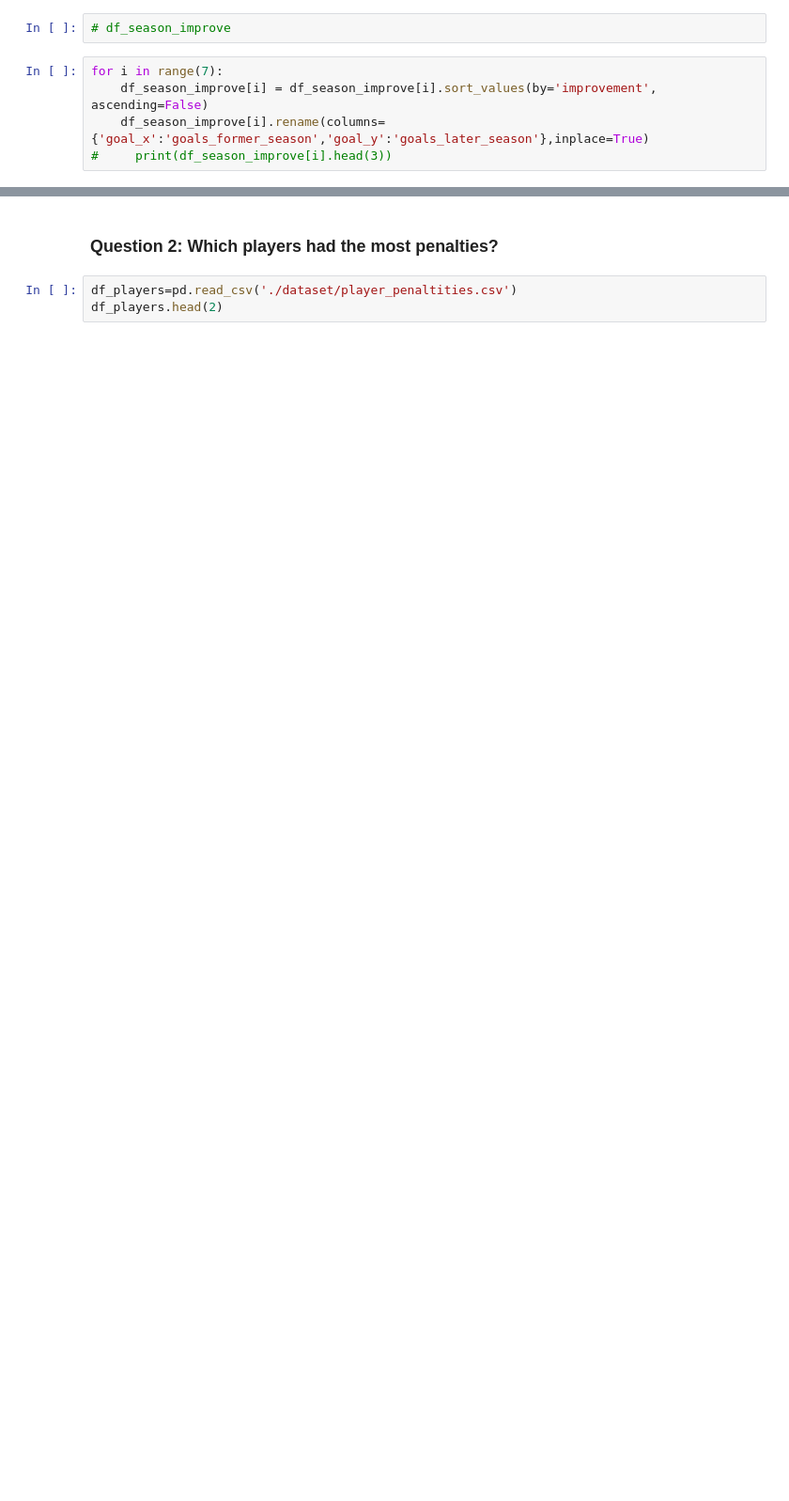
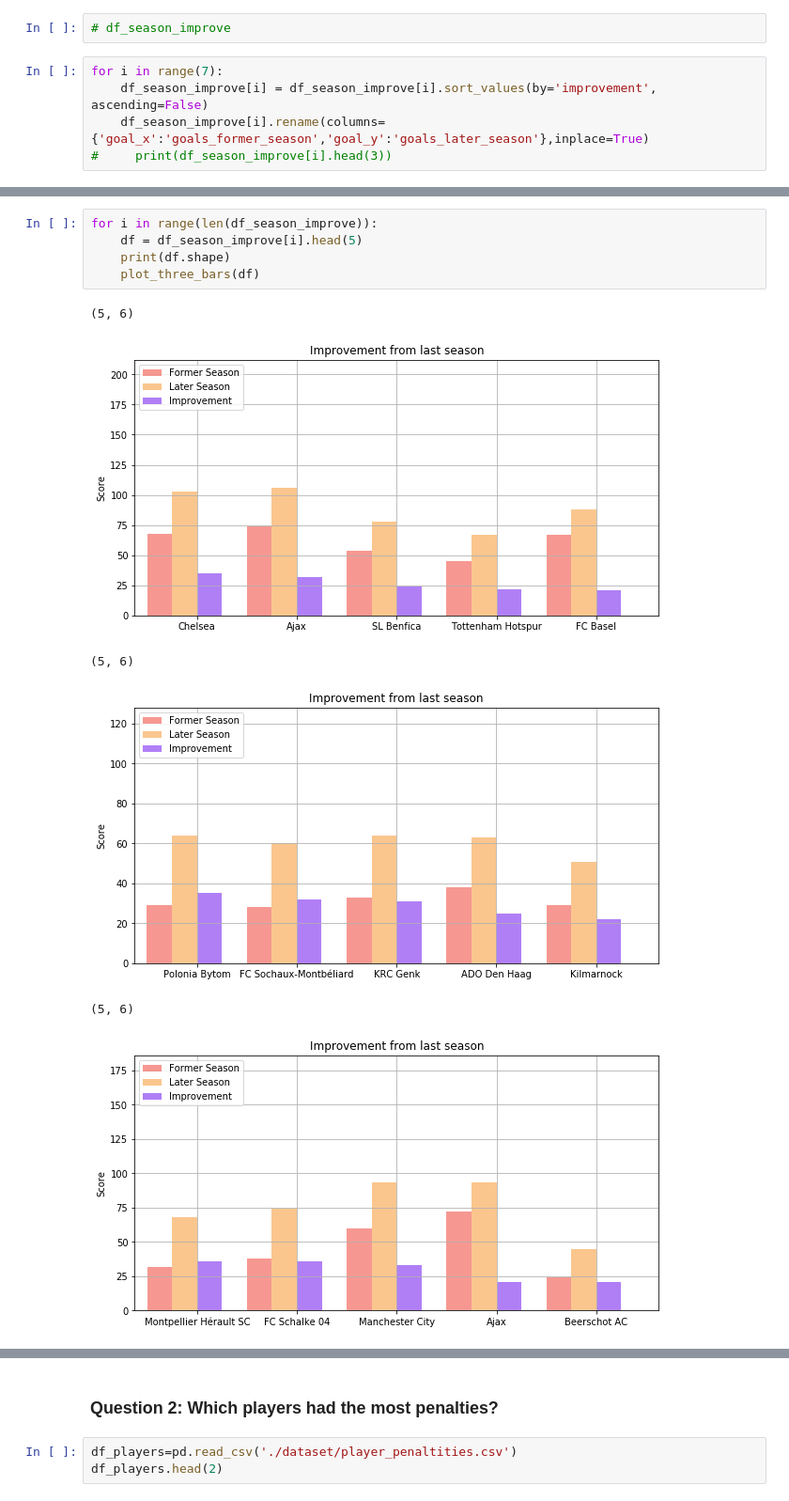
Before and after one commit to EllenZhangYarong/DataScience, a Jupyter notebook: DAND/soccer/EuropeanSoccer_v1.0.ipynb, the cells around one changed output, grey strips where cells are left out. Shown: that part at 94% size. Drawn from its saved outputs; the diff is of its cells as text; blank space fills up the shorter version.

Commit message:
Plot the result - Project 2, DAND

```diff
--- a/DAND/soccer/EuropeanSoccer_v1.0.ipynb
+++ b/DAND/soccer/EuropeanSoccer_v1.0.ipynb
@@ -385,0 +581,12 @@ df_season_improve[6].head()
+# %%
+for i in range(len(df_season_improve)):
+    df = df_season_improve[i].head(5)
+    print(df.shape)
+    plot_three_bars(df)
+# %% [output]
+(5, 6)
+[figure, added]
+(5, 6)
+[figure, added]
+(5, 6)
+[figure, added]
```
Also changed, not shown: parts of 27 cells of this notebook, 2 other files.
